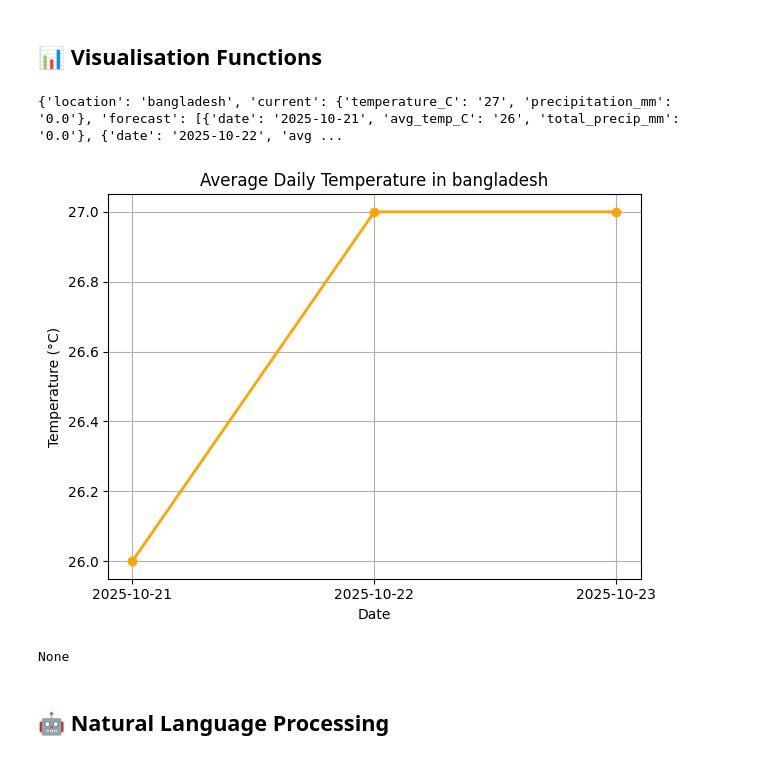
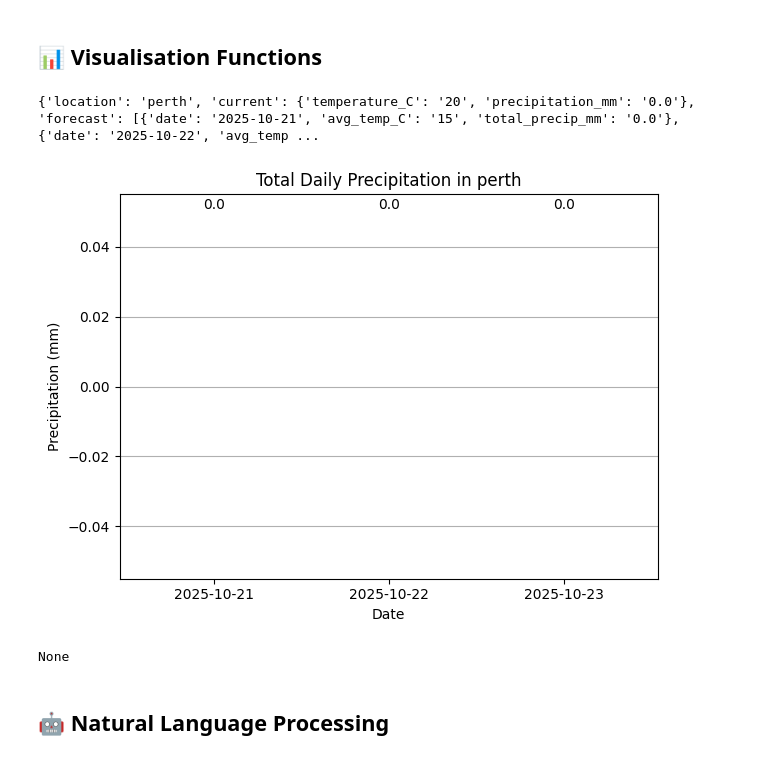
Before and after one commit to NurMohammad-collab/Nur_Mohammad, a Jupyter notebook: starter_notebook.ipynb, the cells around one changed output. Drawn from its saved outputs; the diff is of its cells as text; code cells hidden in the pictures.

Commit message:
precipitaton function

```diff
--- a/starter_notebook.ipynb
+++ b/starter_notebook.ipynb
@@ -153,10 +134,43 @@ def create_precipitation_visualisation(weather_data, output_type='display'):
+# %%
+import matplotlib.pyplot as plt
+
+def create_precipitation_visualisation(weather_data, output_type='display'):
+    """
+    Create a precipitation bar chart using data from the 'forecast' section.
+    """
+    forecast = weather_data["forecast"]
+
+    # Extract dates and precipitation values
+    dates = [entry["date"] for entry in forecast]
+    precipitation = [float(entry["total_precip_mm"]) for entry in forecast]
+
+    # Plot bars
+    plt.bar(dates, precipitation, color='skyblue')
+    plt.title(f"Total Daily Precipitation in {weather_data['location']}")
+    plt.xlabel("Date")
+    plt.ylabel("Precipitation (mm)")
+    plt.grid(True, axis='y')
+
+    # Show values on top of bars (even if 0)
+    for i, val in enumerate(precipitation):
+        plt.text(i, val + 0.05, str(val), ha='center', va='bottom')
+
+    plt.tight_layout()
+
+    if output_type == 'display':
+        plt.show()
+    elif output_type == 'save':
+        plt.savefig("precipitation_plot.png")
+        print("Precipitation graph saved as 'precipitation_plot.png'.")
+
+    plt.close()
 # %%
-weather_data = get_weather_data('bangladesh',4)
+weather_data = get_weather_data('perth',4)
 print(weather_data)
-print(create_temperature_visualisation(weather_data))
+print(create_precipitation_visualisation(weather_data))
 # %% [output]
-{'location': 'bangladesh', 'current': {'temperature_C': '27', 'precipitation_mm': '0.0'}, 'forecast': [{'date': '2025-10-21', 'avg_temp_C': '26', 'total_precip_mm': '0.0'}, {'date': '2025-10-22', 'avg ...
+{'location': 'perth', 'current': {'temperature_C': '20', 'precipitation_mm': '0.0'}, 'forecast': [{'date': '2025-10-21', 'avg_temp_C': '15', 'total_precip_mm': '0.0'}, {'date': '2025-10-22', 'avg_temp ...
-[figure, old version]
+[figure, new version]
 None
 # %% [markdown]
 ## 🤖 Natural Language Processing
```
Also changed, not shown: parts of 2 cells of this notebook.
